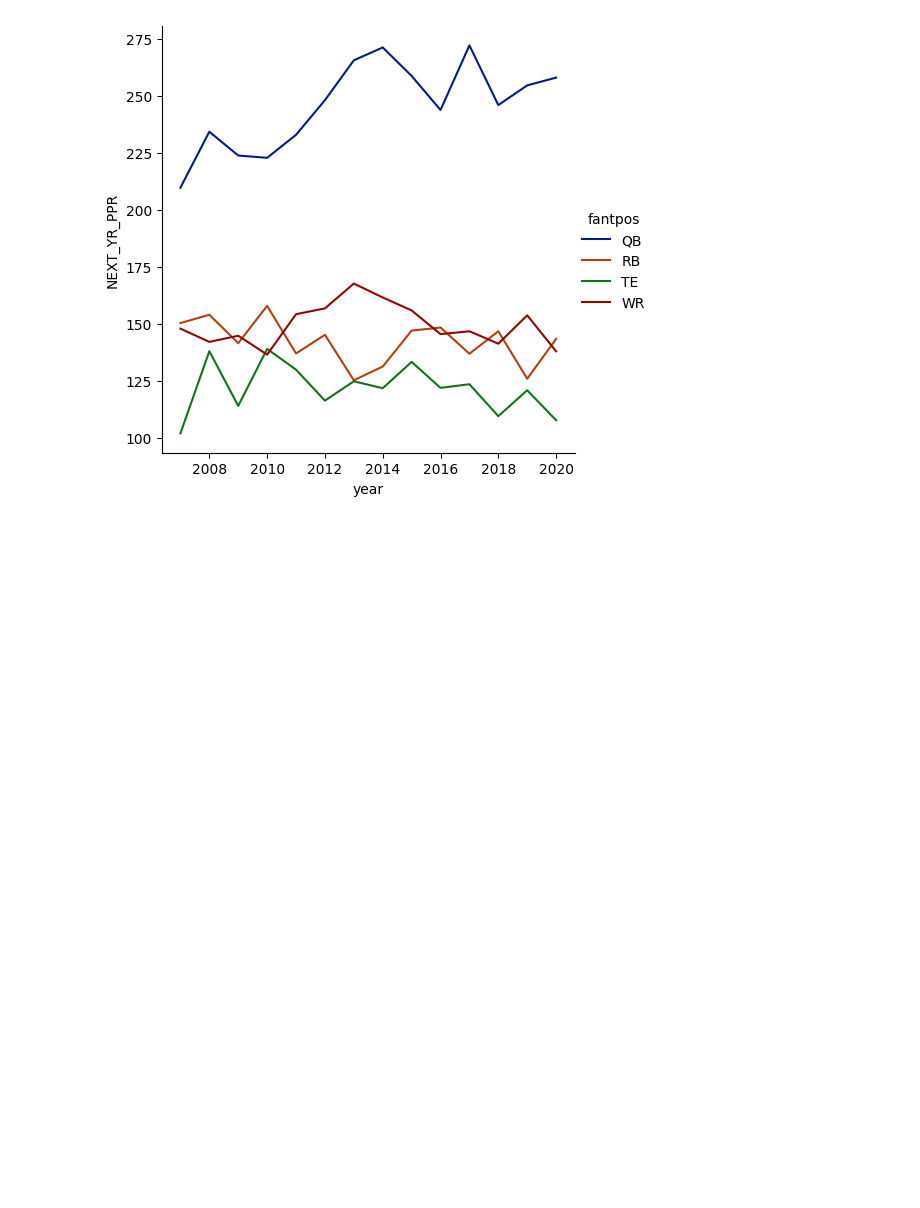
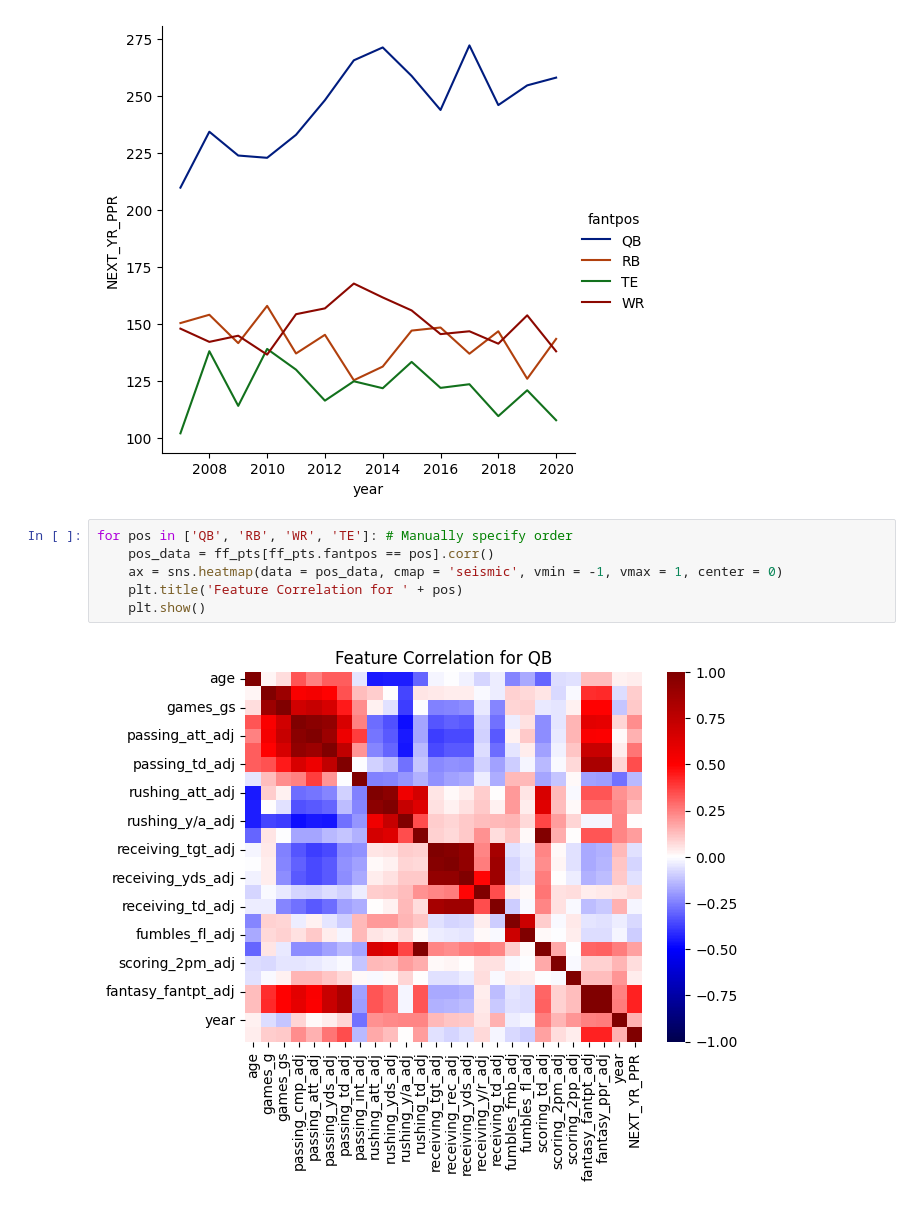
Before and after one commit to ethan-allavarpu/fantasy-football-modeling, a Jupyter notebook: jupyter-notebooks/03-eda.ipynb, the cells around one changed output. Cells and saved outputs as stored; diff of their text form; blank space fills up the shorter version.

Commit message:
correlation plots

```diff
--- a/jupyter-notebooks/03-eda.ipynb
+++ b/jupyter-notebooks/03-eda.ipynb
@@ -27,3 +27,11 @@ sns.relplot(data = pos_yr_pts, x = 'year', y = 'NEXT_YR_PPR', hue = 'fantpos', k
 plt.show()
 # %% [output]
 [figure]
+# %%
+for pos in ['QB', 'RB', 'WR', 'TE']: # Manually specify order
+    pos_data = ff_pts[ff_pts.fantpos == pos].corr()
+    ax = sns.heatmap(data = pos_data, cmap = 'seismic', vmin = -1, vmax = 1, center = 0)
+    plt.title('Feature Correlation for ' + pos)
+    plt.show()
+# %% [output]
+[figure, added]
```
Also changed, not shown: parts of 3 cells of this notebook.
